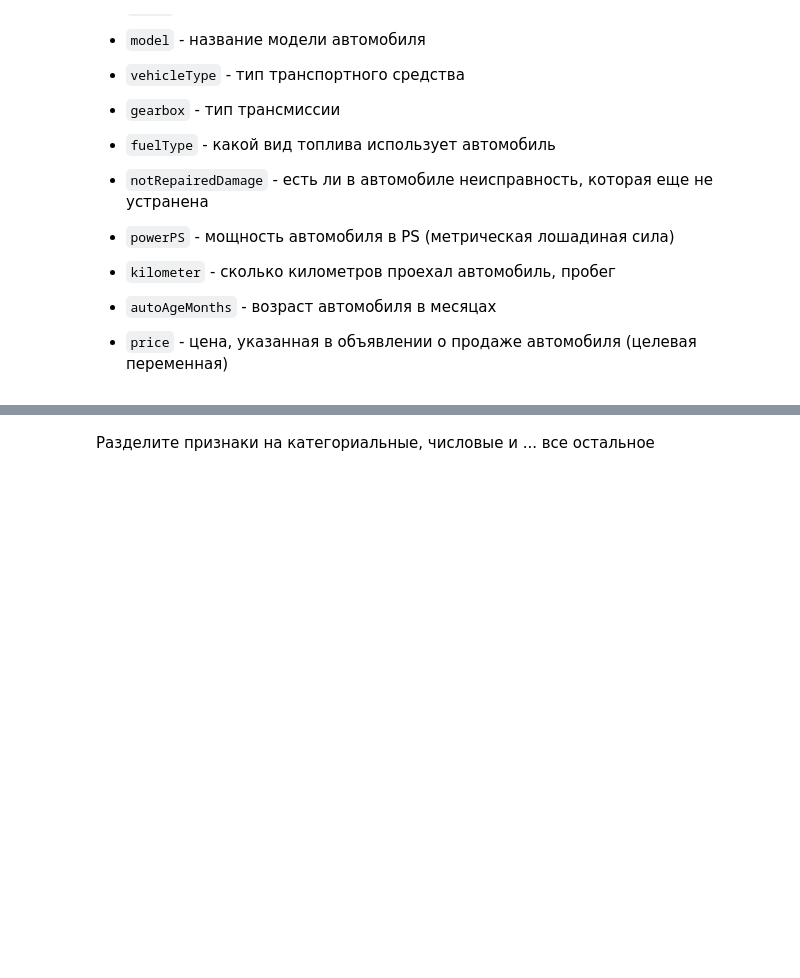
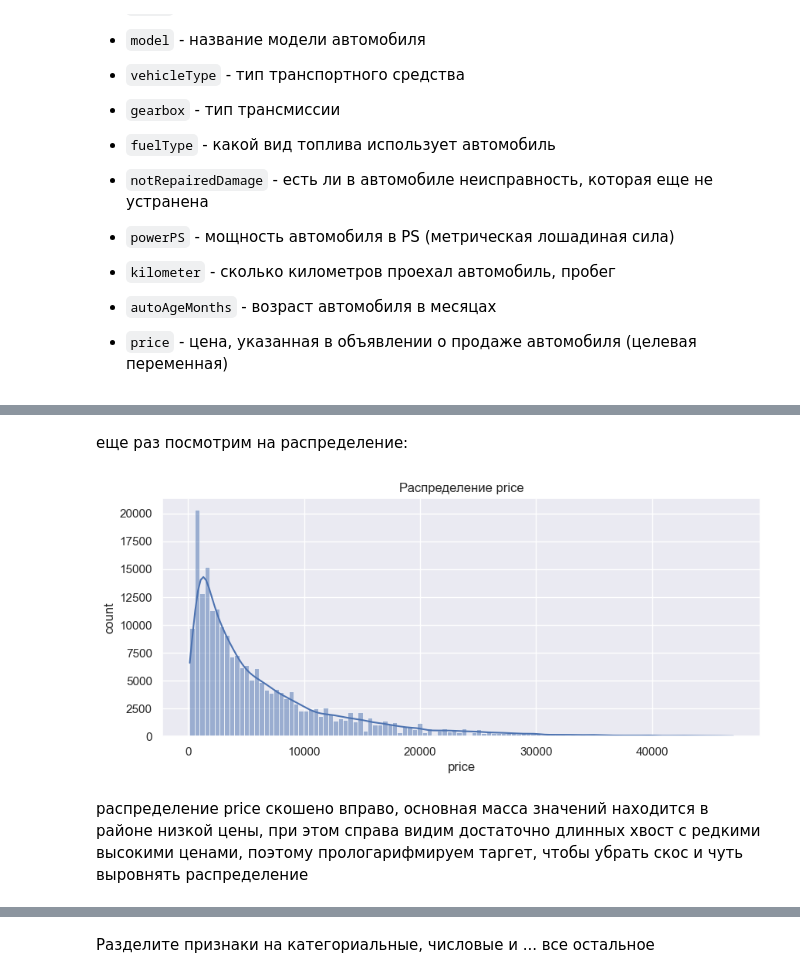
Before and after one commit to tkonyashkin/ml-course-hse, a Jupyter notebook: ml1-2026-spring/homework-practice/homework-practice-02-gd/homework-practice-02-gd.ipynb, the cells around one changed output, grey strips where cells are left out. Drawn from its saved outputs; the diff is of its cells as text; code cells hidden in the pictures; blank space fills up the shorter version.

```diff
--- a/ml1-2026-spring/homework-practice/homework-practice-02-gd/homework-practice-02-gd.ipynb
+++ b/ml1-2026-spring/homework-practice/homework-practice-02-gd/homework-practice-02-gd.ipynb
@@ -535,0 +641,15 @@ data.head()
+# %%
+data = data[(data['price'] >= q01) & (data['price'] <= q995)].copy()
+# %% [markdown]
+еще раз посмотрим на распределение:
+# %%
+plt.figure(figsize=(10, 4))
+sns.histplot(data['price'], bins=110, kde=True)
+plt.title('Распределение price')
+plt.xlabel('price')
+plt.ylabel('count')
+plt.show()
+# %% [output]
+[figure, added]
+# %% [markdown]
+распределение price скошено вправо, основная масса значений находится в районе низкой цены, при этом справа видим достаточно длинных хвост с редкими высокими ценами, поэтому прологарифмируем таргет, чтобы убрать скос и чуть выровнять распределение
```
Also changed, not shown: parts of 40 cells of this notebook, 2 other files.
